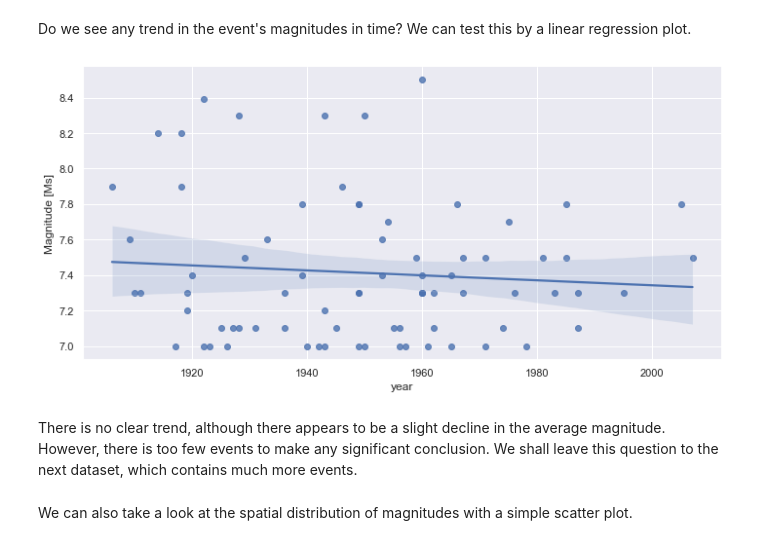
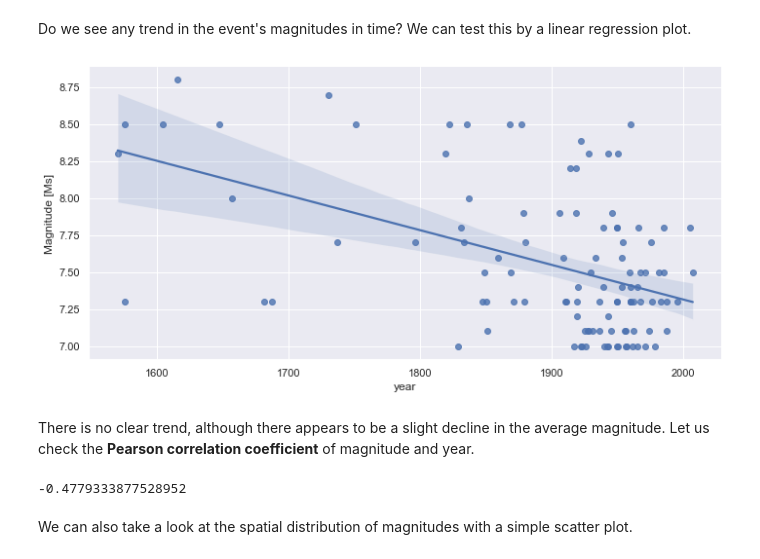
Before and after one commit to fabiomnsantos/chile-earthquakes, a Jupyter notebook: chile-earthquakes-analysis.ipynb, the cells around one changed output. Saved outputs shown, nothing was run; the diff lists cells and outputs as text; code cells hidden in the pictures.

```diff
--- a/chile-earthquakes-analysis.ipynb
+++ b/chile-earthquakes-analysis.ipynb
@@ -219,13 +239,13 @@ There is a large variability with respect to different months, but this is proba
 # %% [markdown]
 Do we see any trend in the event's magnitudes in time? We can test this by a linear regression plot.
 # %%
-magnitud_ms = df_clean[(~df_clean['mag_ms'].isna()) & (df_clean['year'] > 1900)].sort_values('mag_ms')
+#magnitud_ms = df_clean[(~df_clean['mag_ms'].isna()) & (df_clean['year'] > 1900)].sort_values('mag_ms')
 
 g1 = sns.lmplot(y='mag_ms', x='year', data=magnitud_ms, aspect=2)
 g1.set(ylabel='Magnitude [Ms]')
 
 plt.show()
 # %% [output]
-[figure, old version]
+[figure, new version]
 # %% [markdown]
-There is no clear trend, although there appears to be a slight decline in the average magnitude. However, there is too few events to make any significant conclusion. We shall leave this question to the next dataset, which contains much more events.
+There is no clear trend, although there appears to be a slight decline in the average magnitude. Let us check the __Pearson correlation coefficient__ of magnitude and year.
@@ -232,3 +260,7 @@ There is no clear trend, although there appears to be a slight decline in the av
+# %%
+pearson_r(magnitud_ms['year'].values,magnitud_ms['mag_ms'].values)
+# %% [output]
+-0.4779333877528952
 # %% [markdown]
 We can also take a look at the spatial distribution of magnitudes with a simple scatter plot.
 # %%
```
Also changed, not shown: parts of 13 cells of this notebook.
